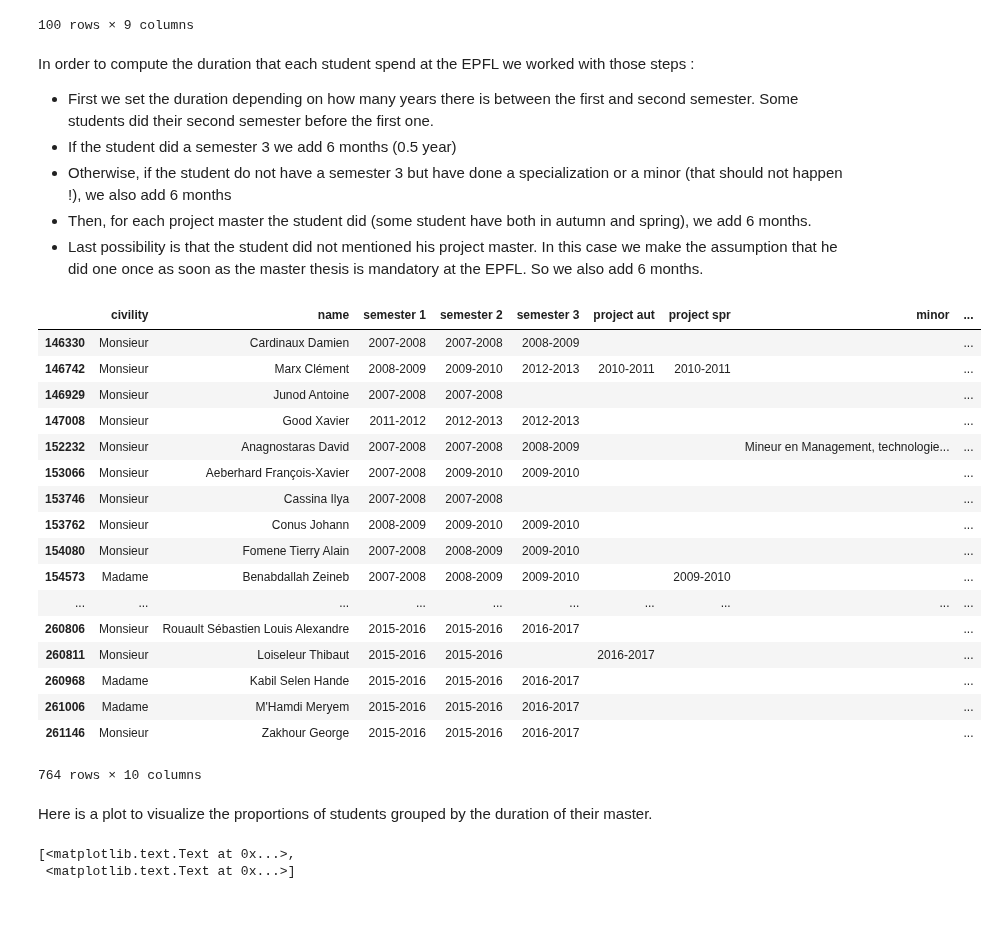
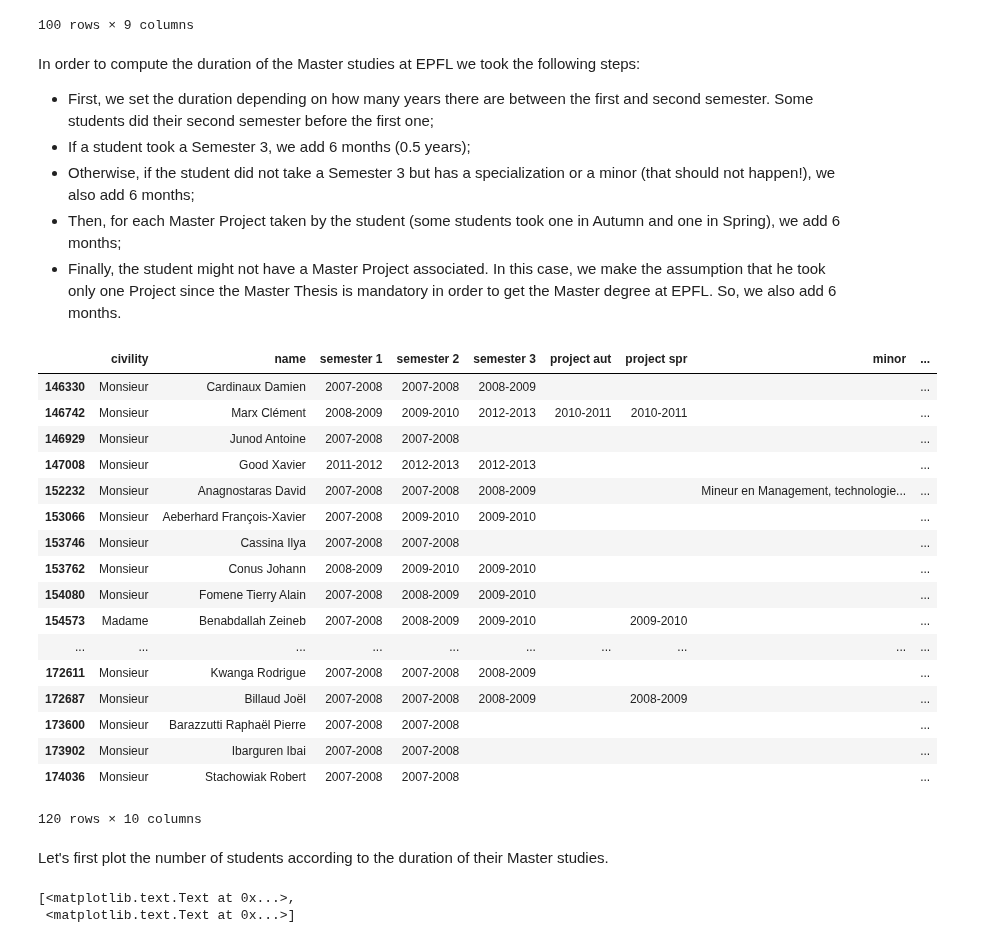
Before and after one commit to Symsystem/adaepflHomework, a Jupyter notebook: 02 - Data from the Web/Data from the web.ipynb, the cells around one changed output. Saved outputs shown, nothing was run; the diff lists cells and outputs as text; code cells hidden in the pictures; blank space fills up the shorter version.

```diff
--- a/02 - Data from the Web/Data from the web.ipynb
+++ b/02 - Data from the Web/Data from the web.ipynb
@@ -328,12 +323,12 @@ students.head(100)
 | 170654 | Monsieur | Bindschaedler Laurent | 2009-2010 | 2009-2010 | 2010-2011 |  |  |  | ... |
 100 rows × 9 columns
 # %% [markdown]
-In order to compute the duration that each student spend at the EPFL we worked with those steps :
-- First we set the duration depending on how many years there is between the first and second semester. Some students did their second semester before the first one.
-- If the student did a semester 3 we add 6 months (0.5 year)
-- Otherwise, if the student do not have a semester 3 but have done a specialization or a minor (that should not happen !), we also add 6 months
-- Then, for each project master the student did (some student have both in autumn and spring), we add 6 months.
-- Last possibility is that the student did not mentioned his project master. In this case we make the assumption that he did one once as soon as the master thesis is mandatory at the EPFL. So we also add 6 months.
+In order to compute the duration of the Master studies at EPFL we took the following steps:
+- First, we set the duration depending on how many years there are between the first and second semester. Some students did their second semester before the first one;
+- If a student took a Semester 3, we add 6 months (0.5 years);
+- Otherwise, if the student did not take a Semester 3 but has a specialization or a minor (that should not happen!), we also add 6 months;
+- Then, for each Master Project taken by the student (some students took one in Autumn and one in Spring), we add 6 months;
+- Finally, the student might not have a Master Project associated. In this case, we make the assumption that he took only one Project since the Master Thesis is mandatory in order to get the Master degree at EPFL. So, we also add 6 months.
 # %%
 def getDuration(sem1, sem2):
     if int(sem2[0]) >= int(sem1[0]):
@@ -342,42 +337,42 @@ def getDuration(sem1, sem2):
         return int(sem1[0]) - int(sem2[0])
 
 students['duration'] = [getDuration(sem1.split("-"), sem2.split('-'))
                         for sem1, sem2 in students[['semester 1', 'semester 2']].values]
 
 for i,row in students.iterrows() :
     if (row['semester 3'] != '') :
         students.loc[i,'duration'] += 0.5
     elif ((row['minor'] != '' or row['specialization'] != '')) :
         students.loc[i,'duration'] += 0.5
     if (row['project aut'] != '') :
         students.loc[i,'duration'] += 0.5
     if (row['project spr'] != '') :
         students.loc[i,'duration'] += 0.5
     if (row['project spr'] == '' and row['project aut'] == '' ) :
         students.loc[i,'duration'] += 0.5
 
-students
+students.head(120)
 # %% [output]
 |  | civility | name | semester 1 | semester 2 | semester 3 | project aut | project spr | minor | ... |
 | 146330 | Monsieur | Cardinaux Damien | 2007-2008 | 2007-2008 | 2008-2009 |  |  |  | ... |
 | 146742 | Monsieur | Marx Clément | 2008-2009 | 2009-2010 | 2012-2013 | 2010-2011 | 2010-2011 |  | ... |
 | 146929 | Monsieur | Junod Antoine | 2007-2008 | 2007-2008 |  |  |  |  | ... |
 | 147008 | Monsieur | Good Xavier | 2011-2012 | 2012-2013 | 2012-2013 |  |  |  | ... |
 | 152232 | Monsieur | Anagnostaras David | 2007-2008 | 2007-2008 | 2008-2009 |  |  | Mineur en Management, technologie... | ... |
 | 153066 | Monsieur | Aeberhard François-Xavier | 2007-2008 | 2009-2010 | 2009-2010 |  |  |  | ... |
 | 153746 | Monsieur | Cassina Ilya | 2007-2008 | 2007-2008 |  |  |  |  | ... |
 | 153762 | Monsieur | Conus Johann | 2008-2009 | 2009-2010 | 2009-2010 |  |  |  | ... |
 | 154080 | Monsieur | Fomene Tierry Alain | 2007-2008 | 2008-2009 | 2009-2010 |  |  |  | ... |
 | 154573 | Madame | Benabdallah Zeineb | 2007-2008 | 2008-2009 | 2009-2010 |  | 2009-2010 |  | ... |
 | ... | ... | ... | ... | ... | ... | ... | ... | ... | ... |
-| 260806 | Monsieur | Rouault Sébastien Louis Alexandre | 2015-2016 | 2015-2016 | 2016-2017 |  |  |  | ... |
-| 260811 | Monsieur | Loiseleur Thibaut | 2015-2016 | 2015-2016 |  | 2016-2017 |  |  | ... |
-| 260968 | Madame | Kabil Selen Hande | 2015-2016 | 2015-2016 | 2016-2017 |  |  |  | ... |
-| 261006 | Madame | M'Hamdi Meryem | 2015-2016 | 2015-2016 | 2016-2017 |  |  |  | ... |
-| 261146 | Monsieur | Zakhour George | 2015-2016 | 2015-2016 | 2016-2017 |  |  |  | ... |
+| 172611 | Monsieur | Kwanga Rodrigue | 2007-2008 | 2007-2008 | 2008-2009 |  |  |  | ... |
+| 172687 | Monsieur | Billaud Joël | 2007-2008 | 2007-2008 | 2008-2009 |  | 2008-2009 |  | ... |
+| 173600 | Monsieur | Barazzutti Raphaël Pierre | 2007-2008 | 2007-2008 |  |  |  |  | ... |
+| 173902 | Monsieur | Ibarguren Ibai | 2007-2008 | 2007-2008 |  |  |  |  | ... |
+| 174036 | Monsieur | Stachowiak Robert | 2007-2008 | 2007-2008 |  |  |  |  | ... |
-764 rows × 10 columns
+120 rows × 10 columns
 # %% [markdown]
-Here is a plot to visualize the proportions of students grouped by the duration of their master.
+Let's first plot the number of students according to the duration of their Master studies.
 # %%
 plt.figure(figsize=(12,6))
 
```
Also changed, not shown: parts of 27 cells of this notebook.
